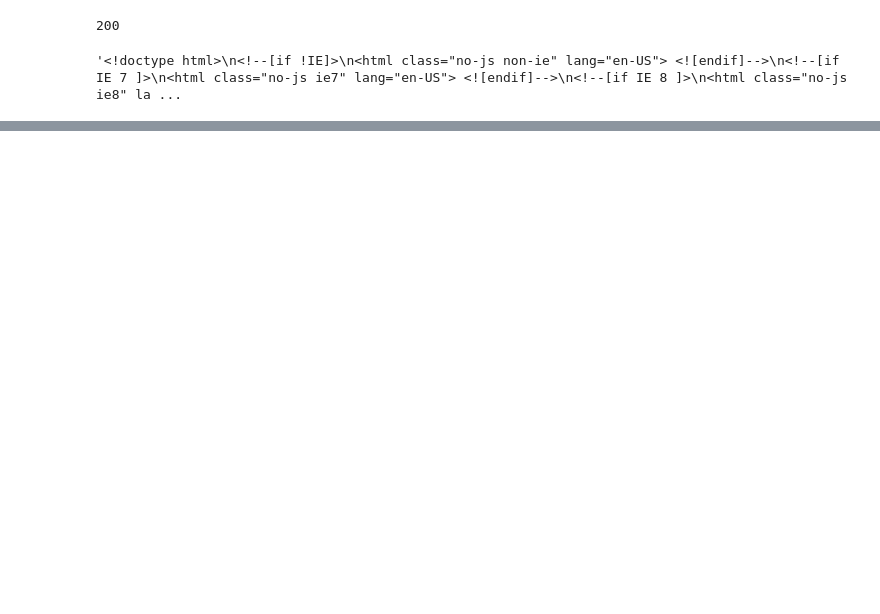
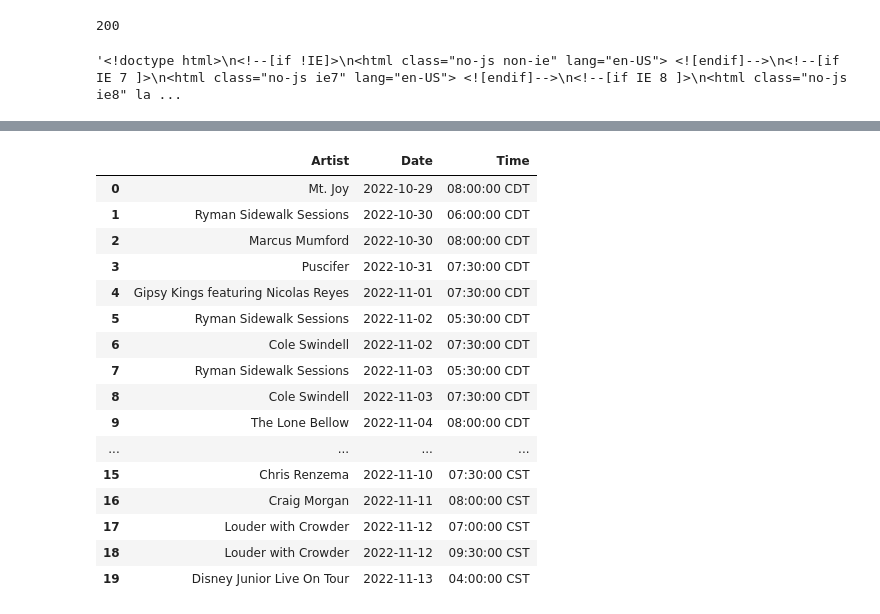
Before and after one commit to NSS-Data-Analytics-Cohort-7/web-scraping-ryman-PrestonSpencer, a Jupyter notebook: notebook/webscraping_ryman.ipynb, the cells around one changed output, grey strips where cells are left out. Drawn from its saved outputs; the diff is of its cells as text; code cells hidden in the pictures; blank space fills up the shorter version.

```diff
--- a/notebook/webscraping_ryman.ipynb
+++ b/notebook/webscraping_ryman.ipynb
@@ -194,0 +366,21 @@ TypeError: expected string or bytes-like object
+# %%
+final_ryman_df.columns = ['Artist', 'Date', 'Time']
+final_ryman_df
+# %% [output]
+|  | Artist | Date | Time |
+| 0 | Mt. Joy | 2022-10-29 | 08:00:00 CDT |
+| 1 | Ryman Sidewalk Sessions | 2022-10-30 | 06:00:00 CDT |
+| 2 | Marcus Mumford | 2022-10-30 | 08:00:00 CDT |
+| 3 | Puscifer | 2022-10-31 | 07:30:00 CDT |
+| 4 | Gipsy Kings featuring Nicolas Reyes | 2022-11-01 | 07:30:00 CDT |
+| 5 | Ryman Sidewalk Sessions | 2022-11-02 | 05:30:00 CDT |
+| 6 | Cole Swindell | 2022-11-02 | 07:30:00 CDT |
+| 7 | Ryman Sidewalk Sessions | 2022-11-03 | 05:30:00 CDT |
+| 8 | Cole Swindell | 2022-11-03 | 07:30:00 CDT |
+| 9 | The Lone Bellow | 2022-11-04 | 08:00:00 CDT |
+| ... | ... | ... | ... |
+| 15 | Chris Renzema | 2022-11-10 | 07:30:00 CST |
+| 16 | Craig Morgan | 2022-11-11 | 08:00:00 CST |
+| 17 | Louder with Crowder | 2022-11-12 | 07:00:00 CST |
+| 18 | Louder with Crowder | 2022-11-12 | 09:30:00 CST |
+| 19 | Disney Junior Live On Tour | 2022-11-13 | 04:00:00 CST |
```
Also changed, not shown: parts of 21 cells of this notebook.
